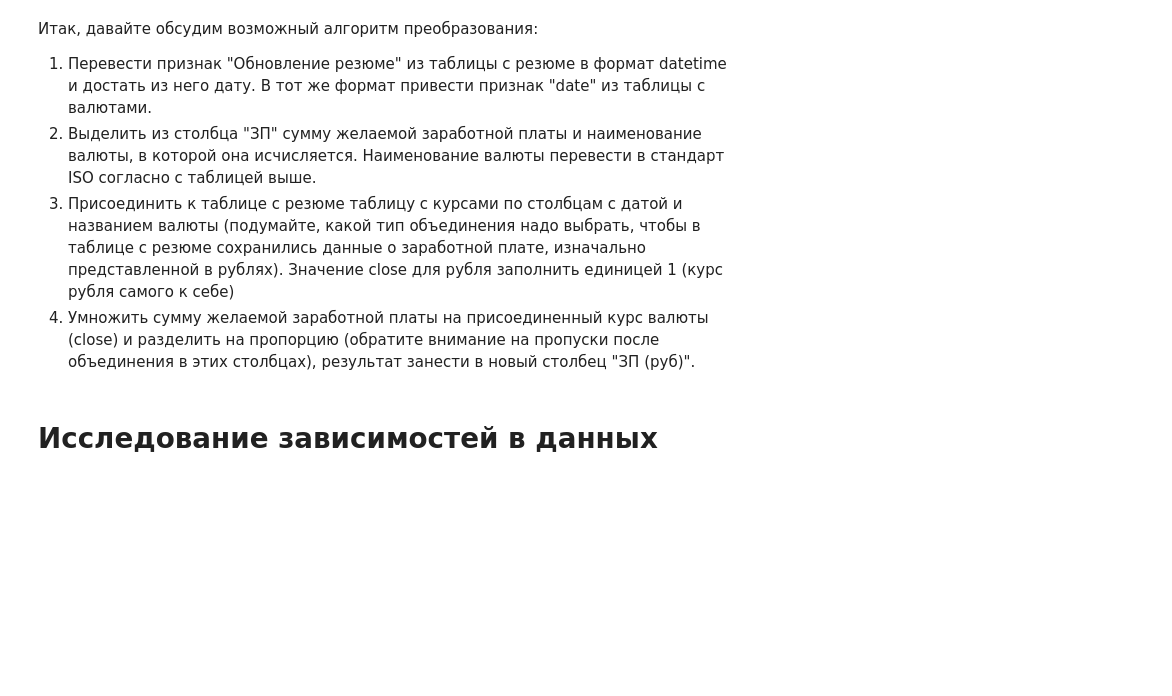
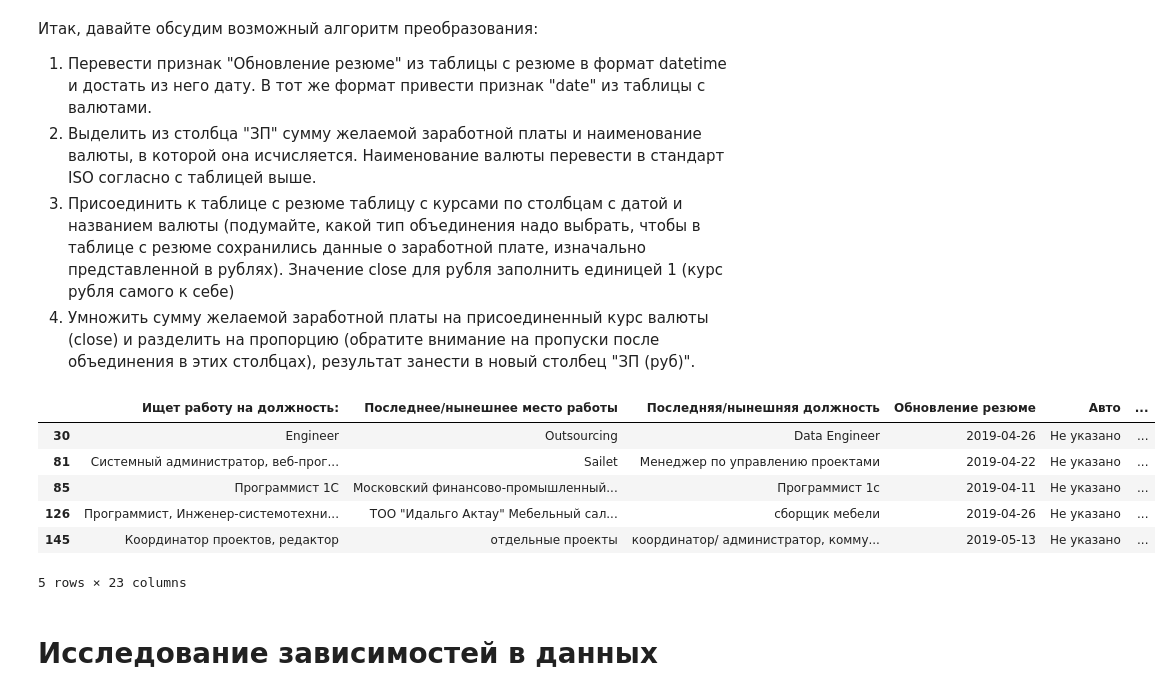
Before and after one commit to rostovcevartem209/hh_database, a Jupyter notebook: hh_database_project.ipynb, the cells around one changed output. Drawn from its saved outputs; the diff is of its cells as text; code cells hidden in the pictures; blank space fills up the shorter version.

```diff
--- a/hh_database_project.ipynb
+++ b/hh_database_project.ipynb
@@ -409,3 +406,64 @@ hh_database_copy.head(3)
+# %%
+currency = pd.read_csv('/content/drive/MyDrive/ExchangeRates.csv', sep = ',')
+# %%
+def get_sum(info):
+  sum = info.split()[0]
+  return int(sum)
+
+def get_cur(info):
+  cur = info.split()[1][:]
+  return cur
+
+def normalized_cur(info):
+  normalized_cur = {
+      'руб.': 'руб.',
+      'грн.': 'UAH',
+      'USD': 'USD',
+      'EUR': 'EUR',
+      'бел.руб.': 'BYN',
+      'KGS': 'KGS',
+      'сум': 'UZS',
+      'AZN': 'AZN',
+      'KZT': 'KZT'
+  }
+  return normalized_cur[info]
+
+#первод в формат даты
+currency['date'] = pd.to_datetime(currency['date'], errors = 'coerce')
+hh_database_copy['Обновление резюме'] = pd.to_datetime(hh_database_copy['Обновление резюме'], errors = 'coerce')
+hh_database_copy['Обновление резюме'] = hh_database_copy['Обновление резюме'].dt.date
+hh_database_copy['Обновление резюме'] = pd.to_datetime(hh_database_copy['Обновление резюме'], errors = 'coerce')
+
+#выделение суммы и преобразование валюты
+hh_database_copy['Сумма ЗП'] = hh_database_copy['ЗП'].apply(get_sum)
+hh_database_copy['Валюта'] = hh_database_copy['ЗП'].apply(get_cur)
+hh_database_copy['Валюта'] = hh_database_copy['Валюта'].apply(normalized_cur)
+
+#объединение таблиц
+currency_copy = currency.copy()
+currency_copy.rename(columns={
+    'currency': 'Валюта',
+    'date': 'Обновление резюме'
+}, inplace=True)
+
+db_curr = hh_database_copy.merge(currency_copy,
+                                  on = ['Валюта', 'Обновление резюме'],
+                                  how = 'left')
+
+#заполнение пропусков и результирующего столбца
+db_curr['close'] = db_curr['close'].fillna(1)
+db_curr['proportion'] = db_curr['proportion'].fillna(1)
+db_curr['ЗП (руб)'] = db_curr['Сумма ЗП'] * db_curr['close'] / db_curr['proportion']
+db_curr = db_curr.drop(['Сумма ЗП', 'Валюта', 'per', 'time', 'close', 'vol', 'proportion', 'ЗП'], axis = 1)
+db_curr[db_curr['ЗП (руб)']%10 != 0].head(5)
+# %% [output]
+|  | Ищет работу на должность: | Последнее/нынешнее место работы | Последняя/нынешняя должность | Обновление резюме | Авто | ... |
+| 30 | Engineer | Outsourcing | Data Engineer | 2019-04-26 | Не указано | ... |
+| 81 | Системный администратор, веб-прог... | Sailet | Менеджер по управлению проектами | 2019-04-22 | Не указано | ... |
+| 85 | Программист 1C | Московский финансово-промышленный... | Программист 1с | 2019-04-11 | Не указано | ... |
+| 126 | Программист, Инженер-системотехни... | ТОО "Идальго Актау" Мебельный сал... | сборщик мебели | 2019-04-26 | Не указано | ... |
+| 145 | Координатор проектов, редактор | отдельные проекты | координатор/ администратор, комму... | 2019-05-13 | Не указано | ... |
+5 rows × 23 columns
 # %% [markdown]
 # Исследование зависимостей в данных
 # %% [markdown]
```
Also changed, not shown: parts of 2 cells of this notebook.
